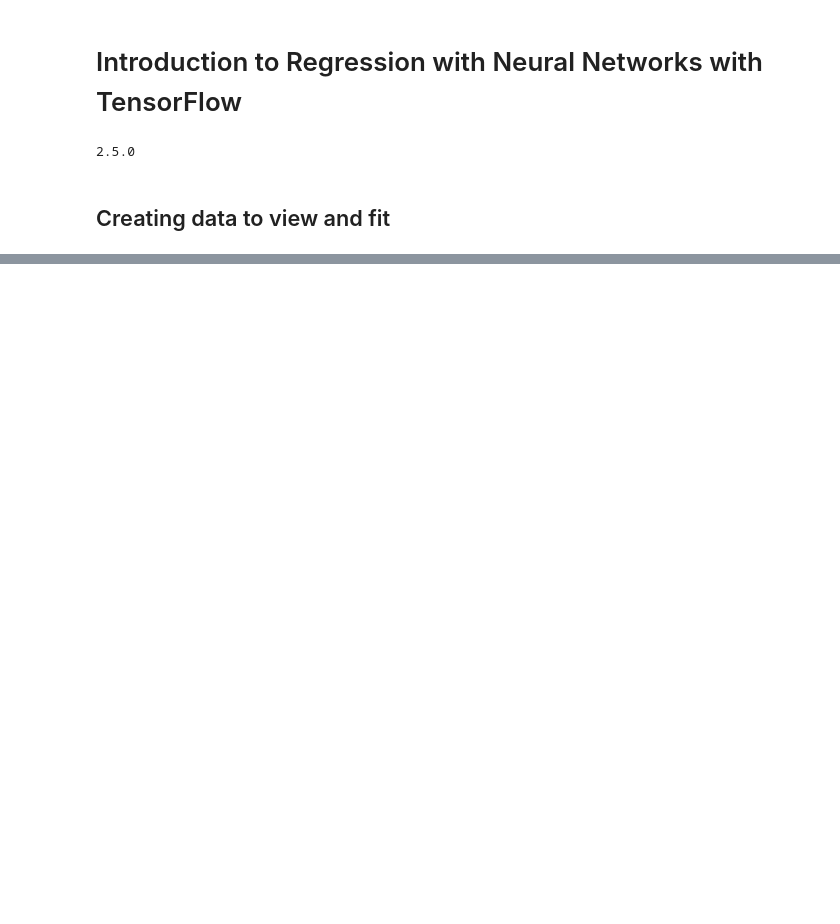
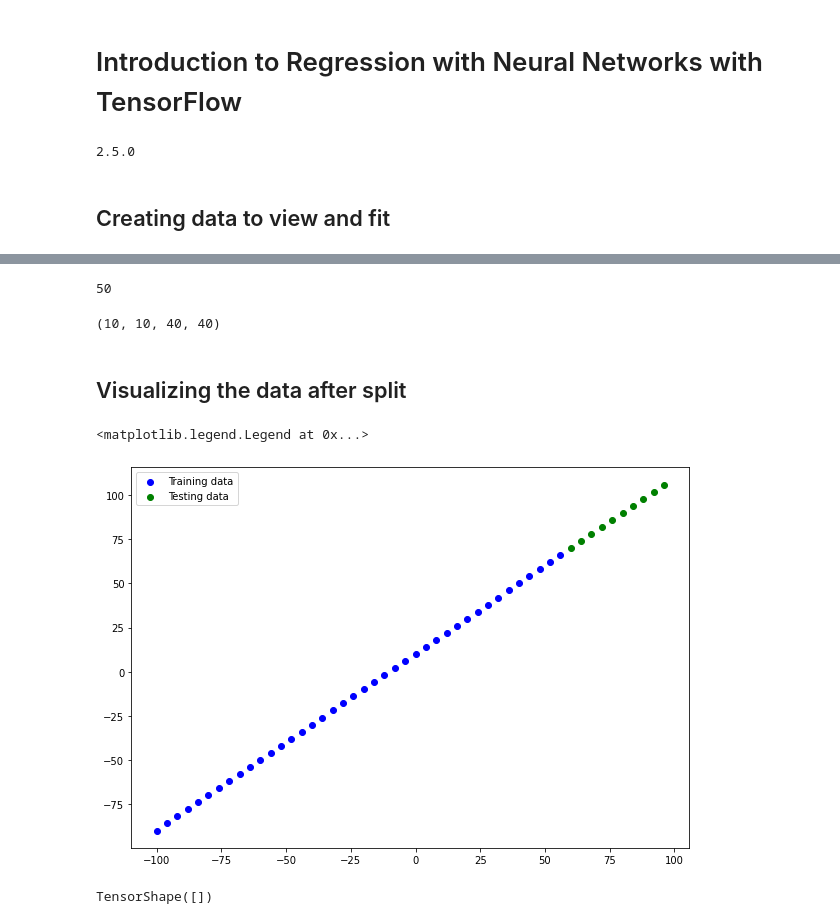
Before and after one commit to spadao/tensorflow-deep-learning, a Jupyter notebook: 01_neural_network_regression_in_tensorflow_edit.ipynb, the cells around one changed output, grey strips where cells are left out. Saved outputs shown, nothing was run; the diff lists cells and outputs as text; code cells hidden in the pictures; blank space fills up the shorter version.

```diff
--- a/01_neural_network_regression_in_tensorflow_edit.ipynb
+++ b/01_neural_network_regression_in_tensorflow_edit.ipynb
@@ -24,0 +249,29 @@ ModuleNotFoundError: No module named 'matplotlib'
+# %%
+# Check the lenght of the samples
+
+len(X)
+# %% [output]
+50
+# %%
+#Because of the diminished value of samples validation set is going to be ignored for now
+#Split the data into train and test
+
+X_train = X[:40]#First 40 (80%)
+X_test = X[40:]# Last 10 (20%)
+y_train = y[:40]
+y_test = y[40:]
+
+len(X_test),len(y_test),len(X_train),len(y_train)
+# %% [output]
+(10, 10, 40, 40)
+# %% [markdown]
+## Visualizing the data after split
+# %%
+plt.figure(figsize=(10,7))
+#Plot training in blue
+plt.scatter(X_train,y_train,c='b',label = 'Training data')
+plt.scatter(X_test,y_test,c='g',label = 'Testing data')
+plt.legend()
+# %% [output]
+<matplotlib.legend.Legend at 0x...>
+[figure, added]
@@ -24,0 +290,4 @@ ModuleNotFoundError: No module named 'matplotlib'
+# %%
+X[0].shape
+# %% [output]
+TensorShape([])
```
Also changed, not shown: parts of 28 cells of this notebook.
